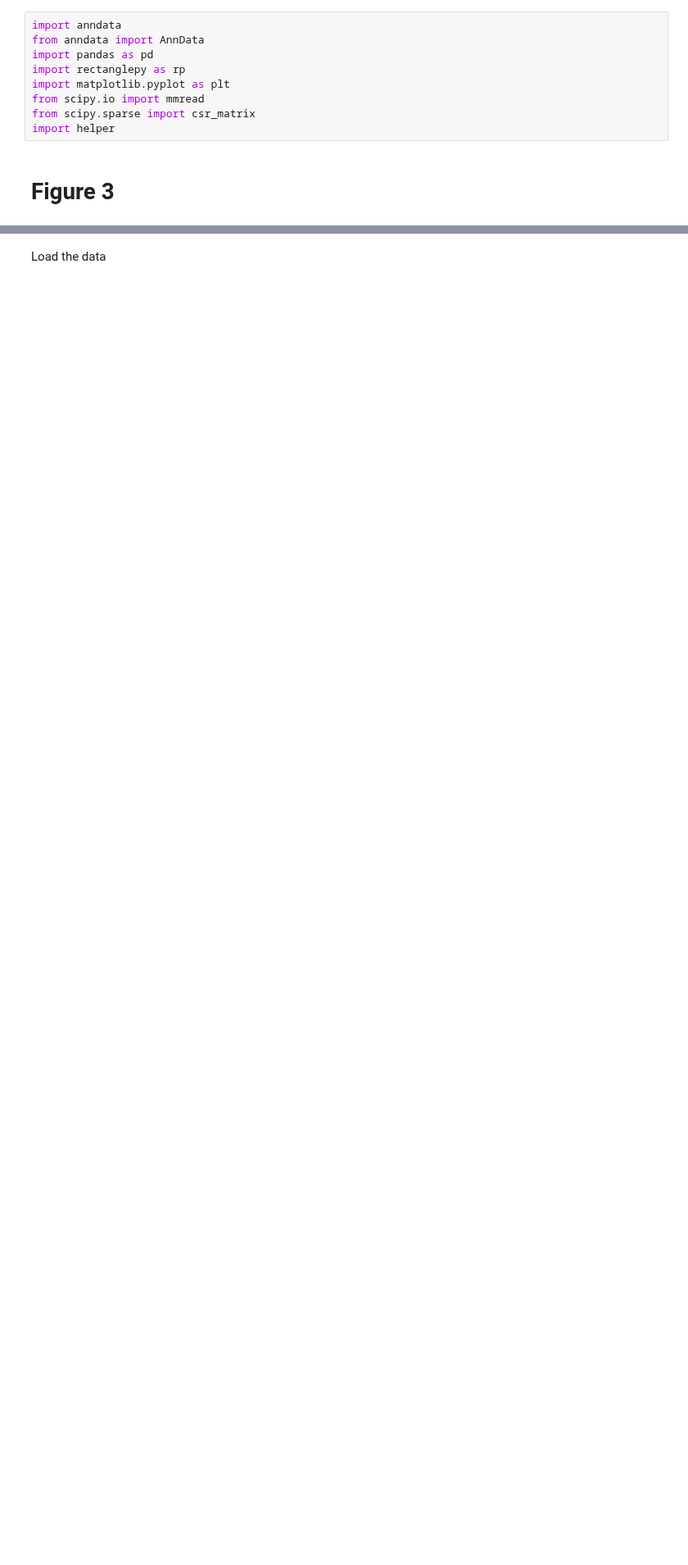
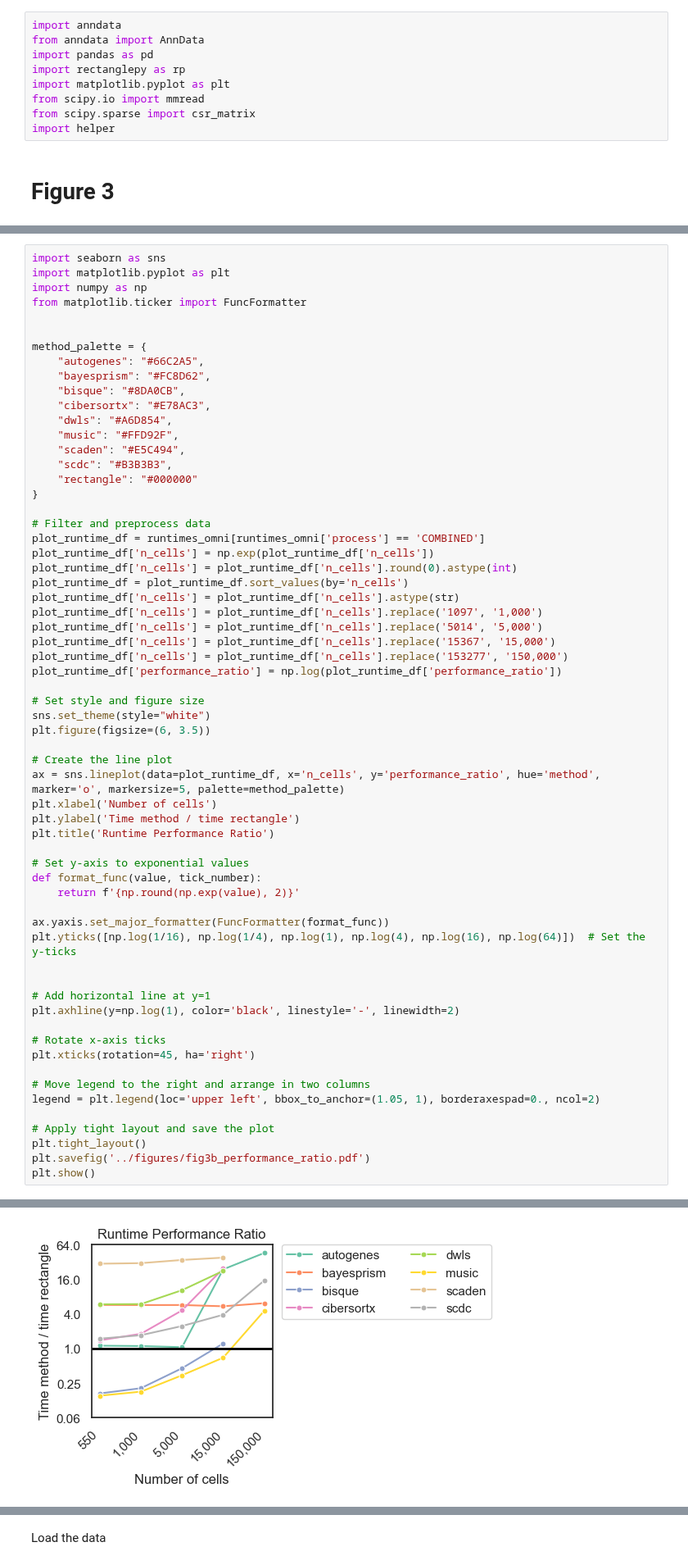
Before and after one commit to ComputationalBiomedicineGroup/rectangle_paper, a Jupyter notebook: notebooks/figure_3.ipynb, the cells around one changed output, grey strips where cells are left out. Shown at 82% size. Saved outputs shown, nothing was run; the diff lists cells and outputs as text; blank space fills up the shorter version.

```diff
--- a/notebooks/figure_3.ipynb
+++ b/notebooks/figure_3.ipynb
@@ -13,0 +106,63 @@ import helper
+# %%
+import seaborn as sns
+import matplotlib.pyplot as plt
+import numpy as np
+from matplotlib.ticker import FuncFormatter
+
+
+method_palette = {
+    "autogenes": "#66C2A5",
+    "bayesprism": "#FC8D62",
+    "bisque": "#8DA0CB",
+    "cibersortx": "#E78AC3",
+    "dwls": "#A6D854",
+    "music": "#FFD92F",
+    "scaden": "#E5C494",
+    "scdc": "#B3B3B3",
+    "rectangle": "#000000"
+}
+
+# Filter and preprocess data
+plot_runtime_df = runtimes_omni[runtimes_omni['process'] == 'COMBINED']
+plot_runtime_df['n_cells'] = np.exp(plot_runtime_df['n_cells'])
+plot_runtime_df['n_cells'] = plot_runtime_df['n_cells'].round(0).astype(int)
+plot_runtime_df = plot_runtime_df.sort_values(by='n_cells')
+plot_runtime_df['n_cells'] = plot_runtime_df['n_cells'].astype(str)
+plot_runtime_df['n_cells'] = plot_runtime_df['n_cells'].replace('1097', '1,000')
+plot_runtime_df['n_cells'] = plot_runtime_df['n_cells'].replace('5014', '5,000')
+plot_runtime_df['n_cells'] = plot_runtime_df['n_cells'].replace('15367', '15,000')
+plot_runtime_df['n_cells'] = plot_runtime_df['n_cells'].replace('153277', '150,000')
+plot_runtime_df['performance_ratio'] = np.log(plot_runtime_df['performance_ratio'])
+
+# Set style and figure size
+sns.set_theme(style="white")
+plt.figure(figsize=(6, 3.5))
+
+# Create the line plot
+ax = sns.lineplot(data=plot_runtime_df, x='n_cells', y='performance_ratio', hue='method', marker='o', markersize=5, palette=method_palette)
+plt.xlabel('Number of cells')
+plt.ylabel('Time method / time rectangle')
+plt.title('Runtime Performance Ratio')
+
+# Set y-axis to exponential values
+def format_func(value, tick_number):
+    return f'{np.round(np.exp(value), 2)}'
+
+ax.yaxis.set_major_formatter(FuncFormatter(format_func))
+plt.yticks([np.log(1/16), np.log(1/4), np.log(1), np.log(4), np.log(16), np.log(64)])  # Set the y-ticks
+
+
+# Add horizontal line at y=1
+plt.axhline(y=np.log(1), color='black', linestyle='-', linewidth=2)
+
+# Rotate x-axis ticks
+plt.xticks(rotation=45, ha='right')
+
+# Move legend to the right and arrange in two columns
+legend = plt.legend(loc='upper left', bbox_to_anchor=(1.05, 1), borderaxespad=0., ncol=2)
+
+# Apply tight layout and save the plot
+plt.tight_layout()
+plt.savefig('../figures/fig3b_performance_ratio.pdf')
+plt.show()
+# %% [output]
@@ -13,0 +179 @@ import helper
+[figure, added]
```
Also changed, not shown: parts of 10 cells of this notebook, 3 other files.
